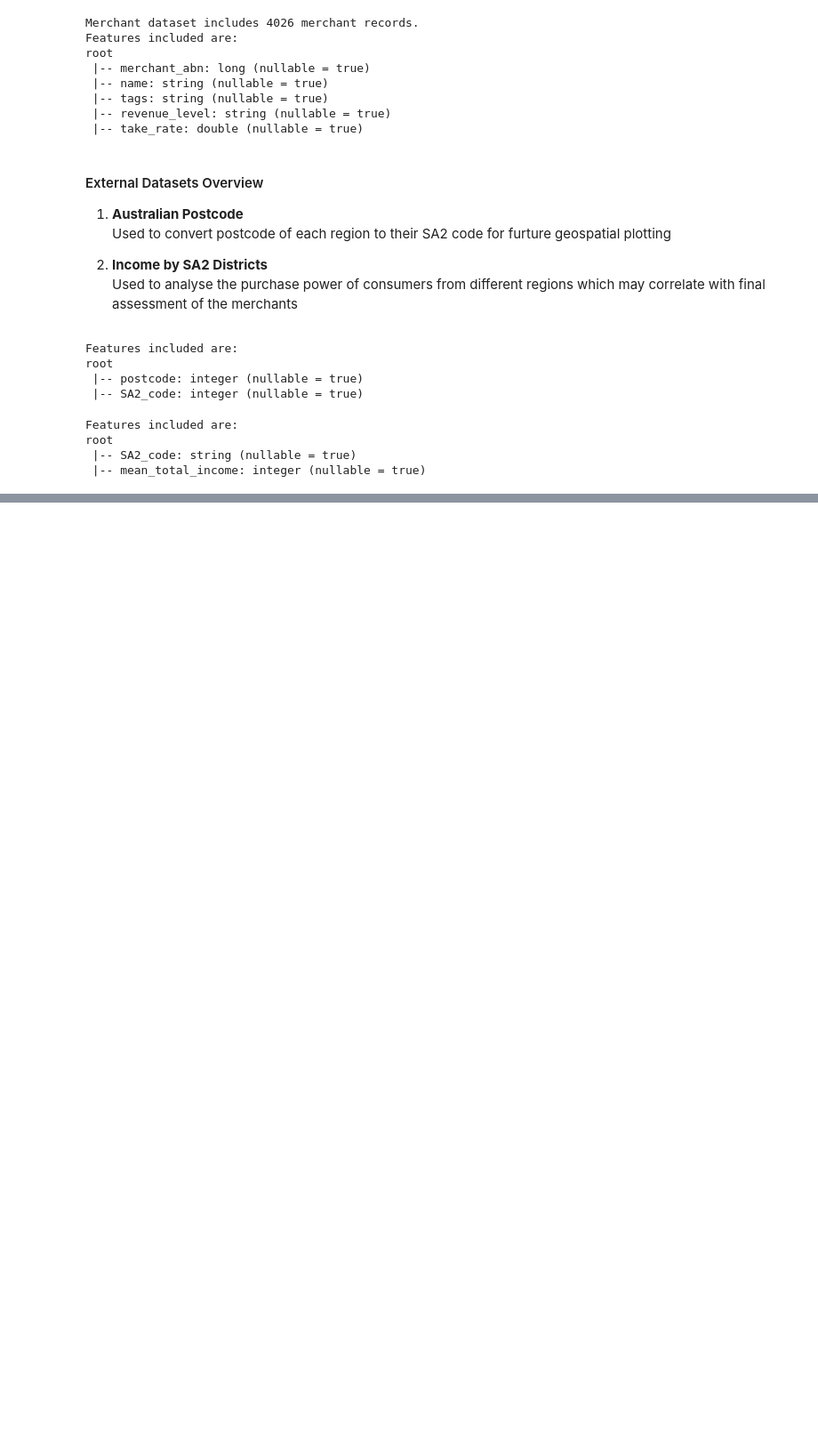
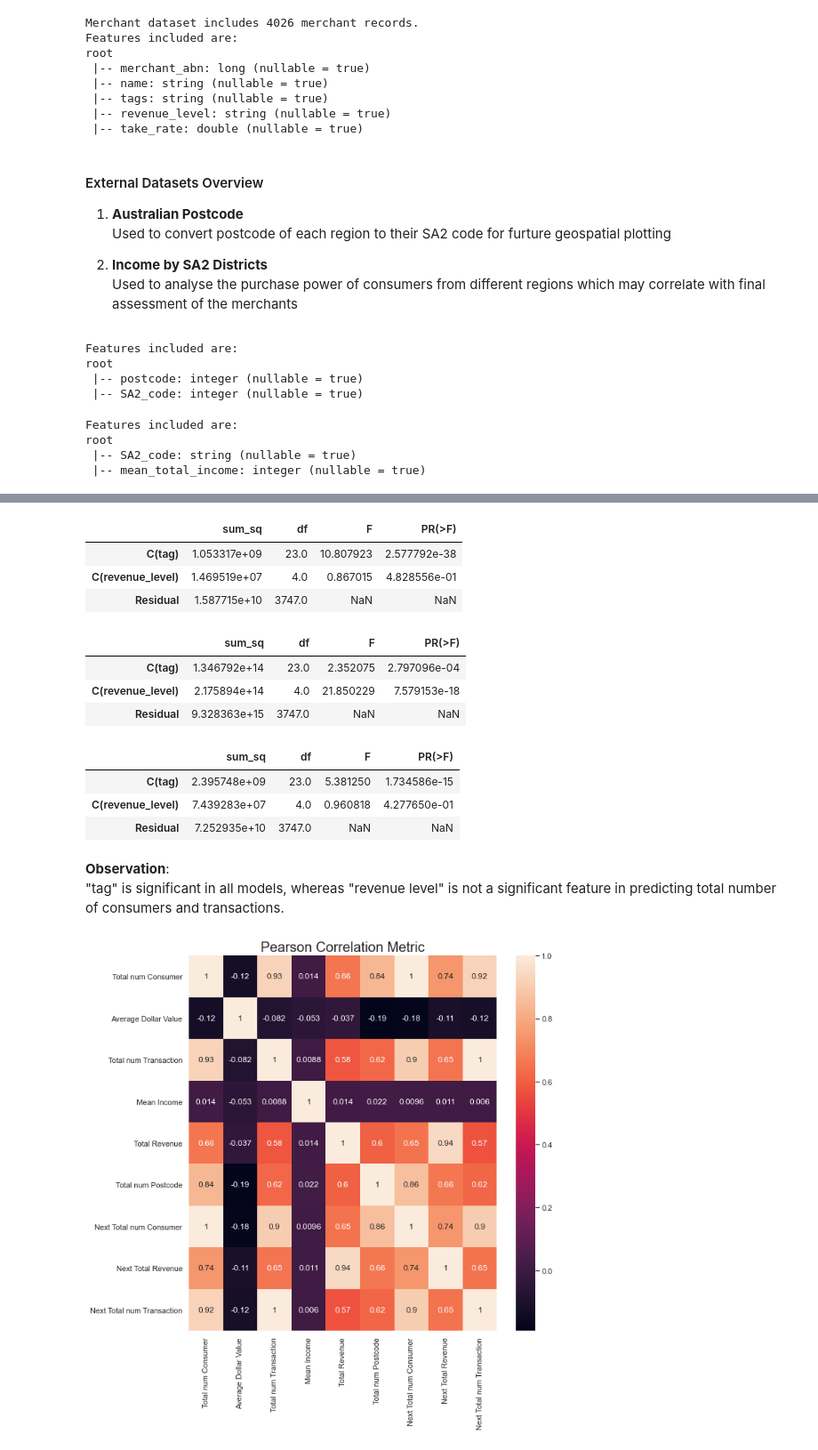
Before and after one commit to MAST30034-Applied-Data-Science/generic-buy-now-pay-later-project-group-14, a Jupyter notebook: notebooks/summary.ipynb, the cells around one changed output, grey strips where cells are left out. Shown at 89% size. Cells and saved outputs as stored; diff of their text form; code cells hidden in the pictures; blank space fills up the shorter version.

```diff
--- a/notebooks/summary.ipynb
+++ b/notebooks/summary.ipynb
@@ -121,0 +221,40 @@ We inspect the relationship between each of the three features with respect to t
+# %%
+train_df = pd.read_parquet('../data/curated/train_data/')
+model = ols('y_total_num_consumer ~ C(tag) + C(revenue_level)', data=train_df).fit()
+anova_table = sm.stats.anova_lm(model, typ=2)
+anova_table
+# %% [output]
+|  | sum_sq | df | F | PR(>F) |
+| C(tag) | 1.053317e+09 | 23.0 | 10.807923 | 2.577792e-38 |
+| C(revenue_level) | 1.469519e+07 | 4.0 | 0.867015 | 4.828556e-01 |
+| Residual | 1.587715e+10 | 3747.0 | NaN | NaN |
+# %%
+model = ols('y_total_revenue ~ C(tag) + C(revenue_level)', data=train_df).fit()
+anova_table = sm.stats.anova_lm(model, typ=2)
+anova_table
+# %% [output]
+|  | sum_sq | df | F | PR(>F) |
+| C(tag) | 1.346792e+14 | 23.0 | 2.352075 | 2.797096e-04 |
+| C(revenue_level) | 2.175894e+14 | 4.0 | 21.850229 | 7.579153e-18 |
+| Residual | 9.328363e+15 | 3747.0 | NaN | NaN |
+# %%
+model = ols('y_total_num_transaction ~ C(tag) + C(revenue_level)', data=train_df).fit()
+anova_table = sm.stats.anova_lm(model, typ=2)
+anova_table
+# %% [output]
+|  | sum_sq | df | F | PR(>F) |
+| C(tag) | 2.395748e+09 | 23.0 | 5.381250 | 1.734586e-15 |
+| C(revenue_level) | 7.439283e+07 | 4.0 | 0.960818 | 4.277650e-01 |
+| Residual | 7.252935e+10 | 3747.0 | NaN | NaN |
+# %% [markdown]
+**Observation**:
+"tag" is significant in all models, whereas "revenue level" is not a significant feature in predicting total number of consumers and transactions.
+# %%
+# pearson correlation heatmap for continuous variables
+x_axis = ["Total num Consumer", "Average Dollar Value", "Total num Transaction", "Mean Income", "Total Revenue", "Total num Postcode", "Next Total num Consumer", "Next Total Revenue", "Next Total num Transaction"]
+plt.figure(figsize = (10, 10))
+sns.heatmap(train_df.drop('merchant_abn', axis=1).corr(), annot = True, annot_kws={"size": 12}, xticklabels=x_axis, yticklabels=x_axis)
+plt.title('Pearson Correlation Metric', size = 20)
+plt.savefig("../plots/Pearson Correlation Metric")
+# %% [output]
+[figure, added]
```
Also changed, not shown: parts of 28 cells of this notebook, 4 other files.
